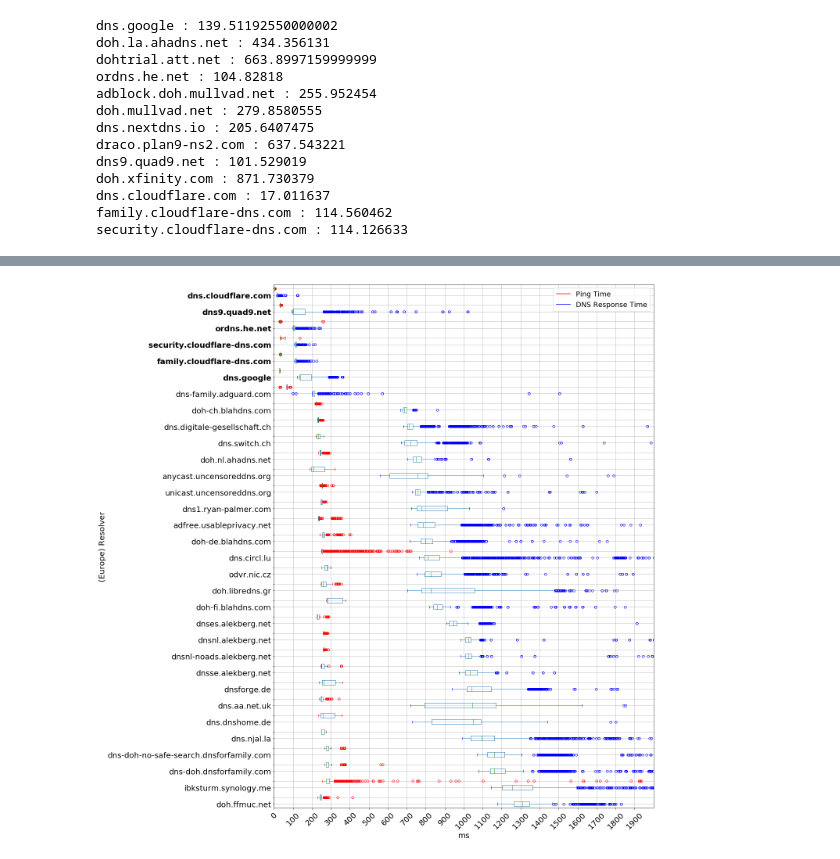
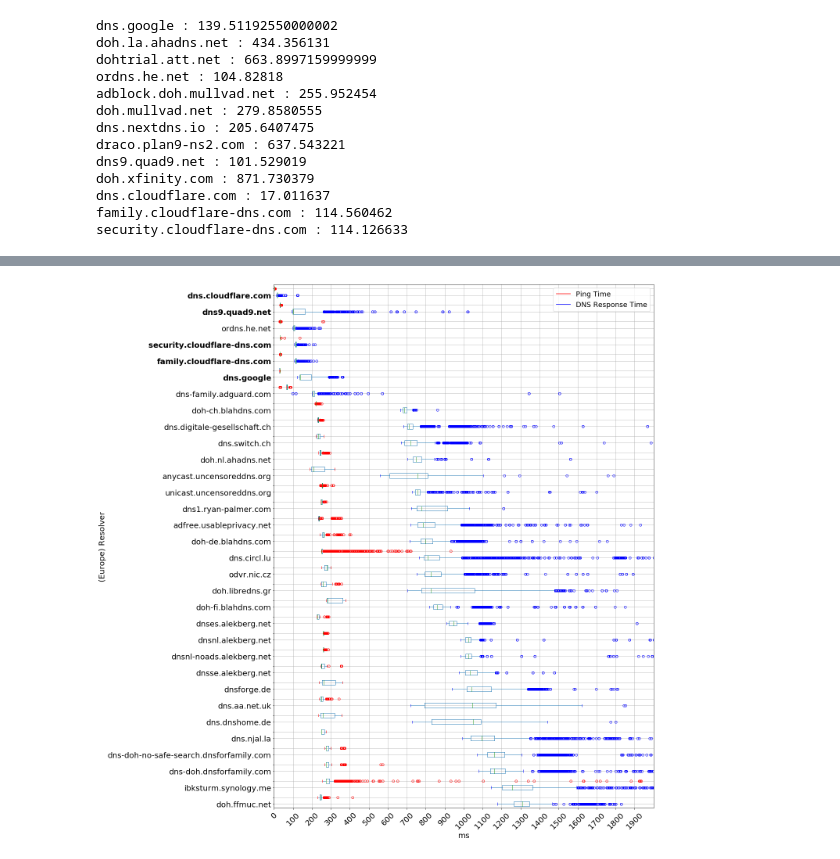
Before and after one commit to noise-lab/dns-measurement, a Jupyter notebook: src/measure/dns-timing/Asia_data_full.ipynb, the cells around one changed output, grey strips where cells are left out. Drawn from its saved outputs; the diff is of its cells as text; code cells hidden in the pictures.

```diff
--- a/src/measure/dns-timing/Asia_data_full.ipynb
+++ b/src/measure/dns-timing/Asia_data_full.ipynb
@@ -575,32 +573,31 @@ z = "red"
 
 medians = eur_frame_to_plot.median()
 medians.sort_values(ascending=False, inplace=True)
 ping_times = eur_ping[medians.index]
 eur_response_times = eur_frame_to_plot[medians.index]
 
 
 eur_boxplot = eur_response_times.boxplot(vert=False,figsize=(20,20),showfliers=True,capprops=dict(color=c),whiskerprops=dict(color=c),flierprops=dict(color=c, markeredgecolor=c),medianprops=dict(color=c), meanprops=dict(color=c),  positions=np.array(range(len(eur_dict_resp_time_series)))*2.0-0.4, widths=0.6)
 eur_ping_boxplot = ping_times.boxplot(vert=False,figsize=(20,20),showfliers=True,capprops=dict(color=z),whiskerprops=dict(color=z),flierprops=dict(color=z, markeredgecolor=z),medianprops=dict(color=z), meanprops=dict(color=z), positions=np.array(range(len(eur_dict_ping_series)))*2.0+0.4, widths=0.6)
 
 plt.plot([], c='red', label='Ping Time')
 plt.plot([], c='blue', label='DNS Response Time')
 plt.legend(loc = 'upper right', fontsize=18)
 
 xl = 2000
 plt.xlim(0,xl)
 plt.xlabel('ms', fontsize=20)
 plt.ylabel('(Europe) Resolver', fontsize=20)
 plt.gca().get_yticklabels()[31].set_weight("bold")
 plt.gca().get_yticklabels()[30].set_weight("bold")
-plt.gca().get_yticklabels()[29].set_weight("bold")
 plt.gca().get_yticklabels()[28].set_weight("bold")
 plt.gca().get_yticklabels()[27].set_weight("bold")
 plt.gca().get_yticklabels()[26].set_weight("bold")
 plt.xticks(np.arange(0, xl, step=100),rotation=45, fontsize=20)
 plt.yticks(fontsize=20)
 plt.grid(True)
 plt.tight_layout()
 plt.savefig("../../../paper/figures/Seoul_Europe_Full.pdf")
 plt.show()
 # %% [output]
-[figure, old version]
+[figure, new version]
```
Also changed, not shown: parts of 2 cells of this notebook, 17 other files.
